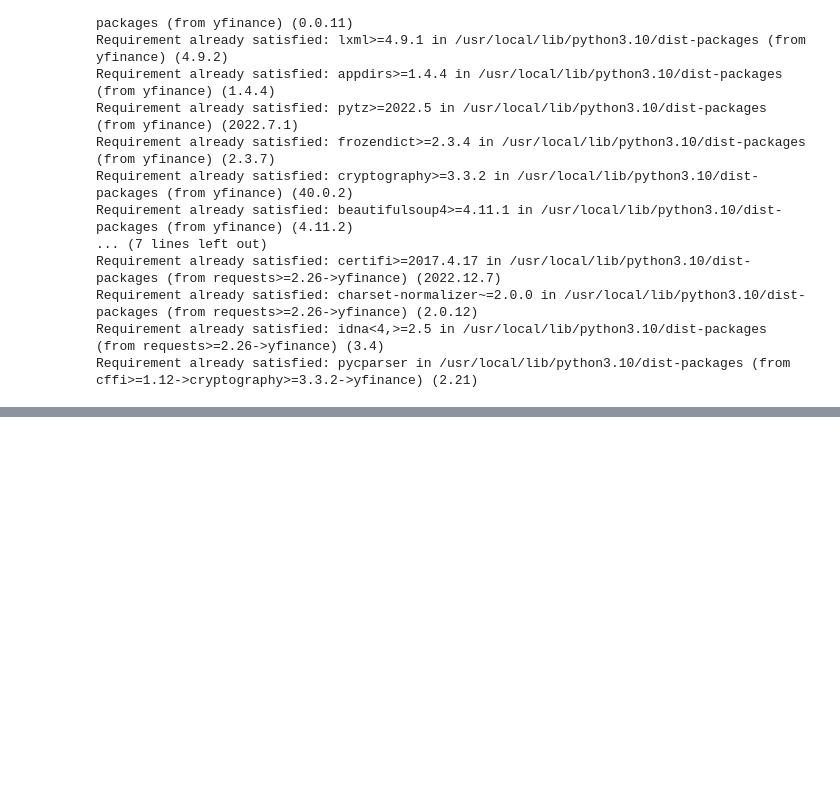
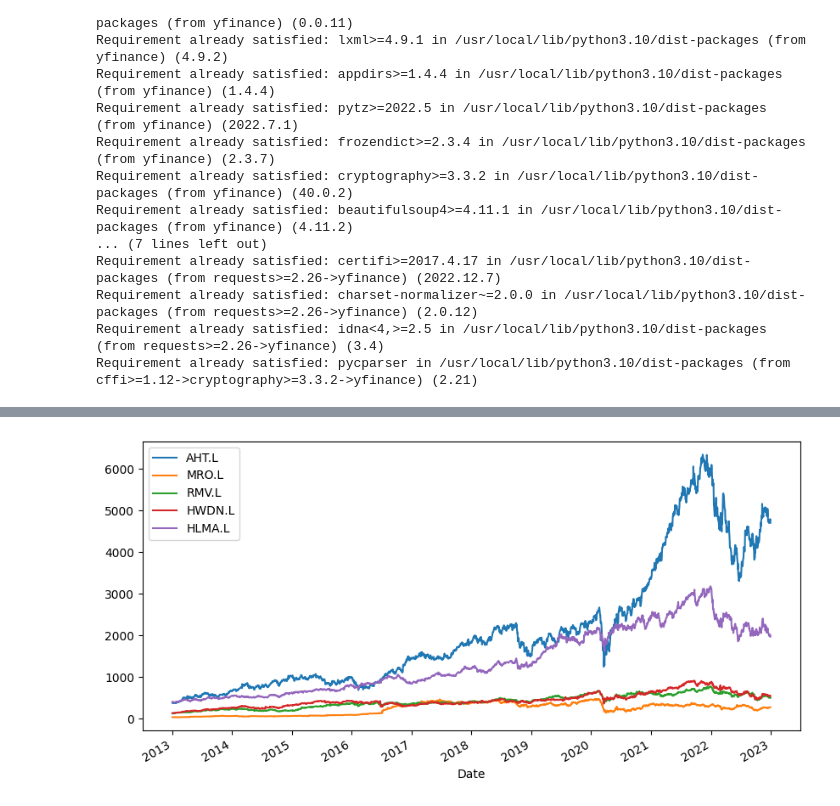
Before and after one commit to stonewallmhk/QuantMindi, a Jupyter notebook: ModernPortfolioTheory.ipynb, the cells around one changed output, grey strips where cells are left out. Drawn from its saved outputs; the diff is of its cells as text; code cells hidden in the pictures; blank space fills up the shorter version.

```diff
--- a/ModernPortfolioTheory.ipynb
+++ b/ModernPortfolioTheory.ipynb
@@ -165,0 +48,12 @@ Expected return, volatility and Sharpe ratio:  [0.21237315 0.20573073 1.03228695
+# %%
+# on average there are 252 trading days in a year
+NUM_TRADING_DAYS = 252
+
+NUM_PORTFOLIOS = 10000
+
+# stocks to handle
+stocks =  ['AHT.L', 'MRO.L', 'RMV.L', 'HWDN.L', 'HLMA.L']
+
+# Historical data
+start_date = '2013-01-01'
+end_date = '2023-01-01'
@@ -165,0 +87,4 @@ Expected return, volatility and Sharpe ratio:  [0.21237315 0.20573073 1.03228695
+# %%
+show_data(dataset)
+# %% [output]
+[figure, added]
```
Also changed, not shown: parts of 19 cells of this notebook.
